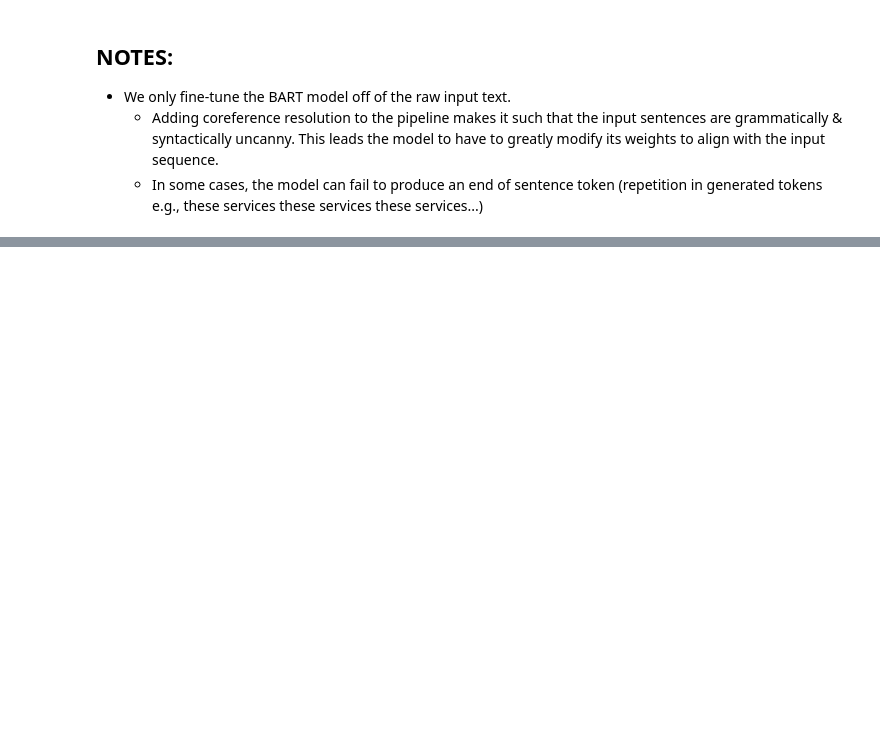
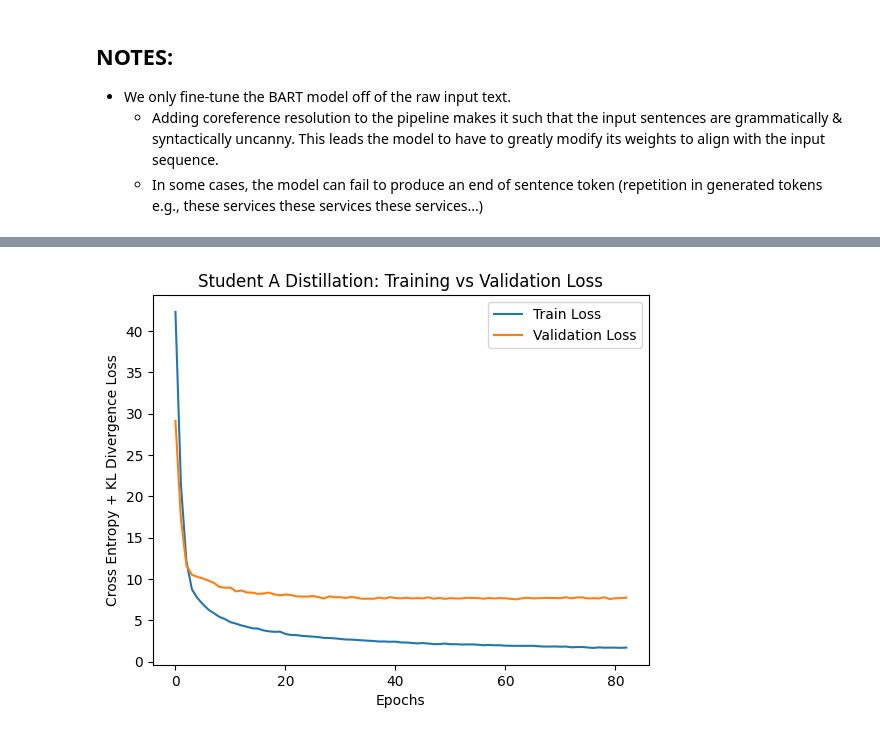
Before and after one commit to cansoup/NLP_Team5_Assignment3, a Jupyter notebook: full_pipeline.ipynb, the cells around one changed output, grey strips where cells are left out. Cells and saved outputs as stored; diff of their text form; code cells hidden in the pictures; blank space fills up the shorter version.

Commit message:
Distillation and evaluation on two student transformer configurations

```diff
--- a/full_pipeline.ipynb
+++ b/full_pipeline.ipynb
@@ -661,0 +826,2 @@ for name, meta in models.items():
+# %%
+device = torch.device("cuda" if torch.cuda.is_available() else "cpu")
@@ -661,0 +838,21 @@ for name, meta in models.items():
+# %%
+# Tokenization hyperparameters
+MAX_INPUT   = 1024
+MAX_TARGET  = 256
+# %%
+def preprocess(example):
+    model_inputs = base_tokenizer(example["original_text"], max_length=MAX_INPUT, truncation=True)
+    labels = base_tokenizer(text_target=example["reference_summary"], max_length=MAX_TARGET, truncation=True)
+    labels_ids = labels["input_ids"]
+
+    labels_ids = [
+        [
+            token if token != base_tokenizer.pad_token_id else -100
+            for token in label
+        ]
+        for label in labels_ids
+    ]
+
+    model_inputs["labels"] = labels_ids
+
+    return model_inputs
@@ -661,0 +892,8 @@ for name, meta in models.items():
+# %%
+teacher.to(device)
+student.to(device)
+
+# Teacher should NEVER update during distillation
+teacher.eval()
+
+optimizer = AdamW(student.parameters(), lr=1e-4)
@@ -661,0 +1025,10 @@ for name, meta in models.items():
+# %%
+plt.plot(train_history, label="Train Loss")
+plt.plot(test_history, label="Validation Loss")
+plt.title("Student A Distillation: Training vs Validation Loss")
+plt.xlabel("Epochs")
+plt.ylabel("Cross Entropy + KL Divergence Loss")
+plt.legend()
+plt.show()
+# %% [output]
+[figure, added]
```
Also changed, not shown: parts of 40 cells of this notebook, 1 other file.
